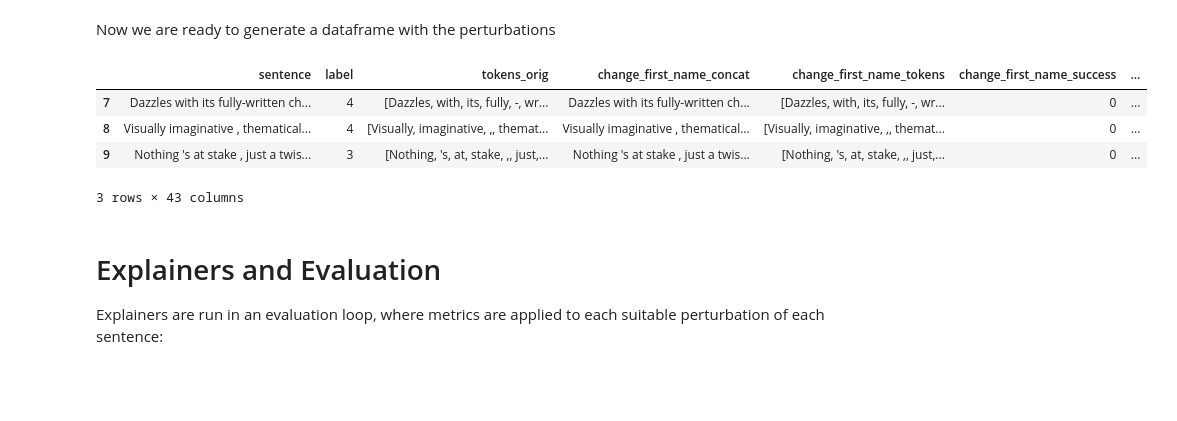
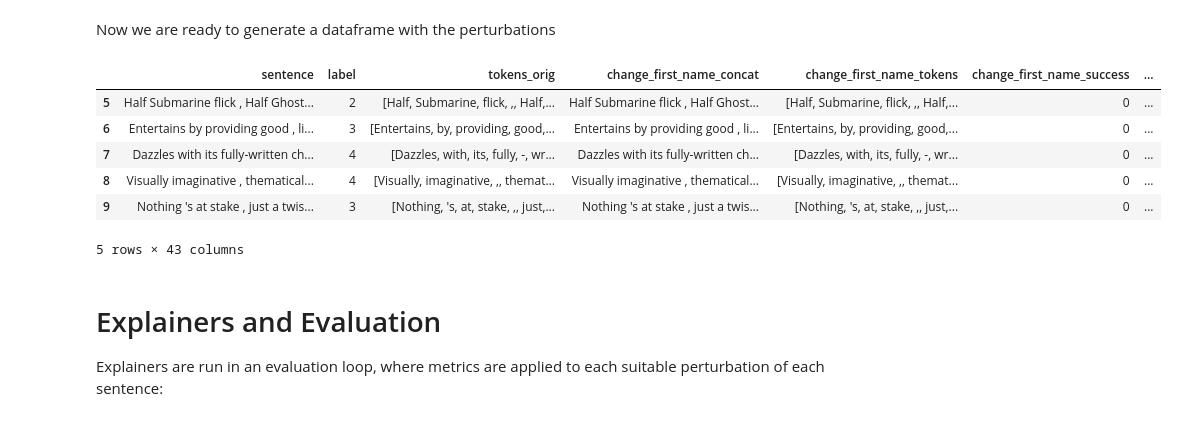
Before and after one commit to stevieg3/ucl-nlp-group-project, a Jupyter notebook: notebooks/code-demo/05-evaluation.ipynb, the cells around one changed output. Drawn from its saved outputs; the diff is of its cells as text; code cells hidden in the pictures; blank space fills up the shorter version.

Commit message:
update readme and removed correct prediction check

```diff
--- a/notebooks/code-demo/05-evaluation.ipynb
+++ b/notebooks/code-demo/05-evaluation.ipynb
@@ -106,40 +106,41 @@ def merge_perturbations(df, df_cased):
 Now we are ready to generate a dataframe with the perturbations
 # %%
 inds = np.arange(5, 10)
-inds = inds[model.predict_label_batch(dev.sentence[inds]) == dev.label[inds]]
 if type(model) == BCNModel:
     df_perturbations = add_perturbations(
         df=dev.iloc[inds],
         tokenizer=model.tokenizer,
         sentence_col_name=data.SENTENCE,
         perturbation_functions=perturbations_all_f,
     )
 elif type(model) == BertModel:
     # uncased perturbations
     df_perturbations = add_perturbations(
         df=dev.iloc[inds],
         tokenizer=model.tokenizer,
         sentence_col_name=data.SENTENCE,
         perturbation_functions=perturbations_unnamed_f,
     )
     # with cased tokenizer
     df_perturbations_named = add_perturbations(
         df=dev.iloc[inds],
         tokenizer=BertTokenizer.from_pretrained('bert-base-cased'),
         sentence_col_name=data.SENTENCE,
         perturbation_functions=perturbations_named_f,
     )
     # merge the two together
     df_perturbations = merge_perturbations(df_perturbations, df_perturbations_named)
     # remove ## in the reconstructed sentences
     df_perturbations = run_detokenizer_on_perturbations(df_perturbations)
 df_perturbations.head()
 # %% [output]
 |  | sentence | label | tokens_orig | change_first_name_concat | change_first_name_tokens | change_first_name_success | ... |
+| 5 | Half Submarine flick , Half Ghost... | 2 | [Half, Submarine, flick, ,, Half,... | Half Submarine flick , Half Ghost... | [Half, Submarine, flick, ,, Half,... | 0 | ... |
+| 6 | Entertains by providing good , li... | 3 | [Entertains, by, providing, good,... | Entertains by providing good , li... | [Entertains, by, providing, good,... | 0 | ... |
 | 7 | Dazzles with its fully-written ch... | 4 | [Dazzles, with, its, fully, -, wr... | Dazzles with its fully-written ch... | [Dazzles, with, its, fully, -, wr... | 0 | ... |
 | 8 | Visually imaginative , thematical... | 4 | [Visually, imaginative, ,, themat... | Visually imaginative , thematical... | [Visually, imaginative, ,, themat... | 0 | ... |
 | 9 | Nothing 's at stake , just a twis... | 3 | [Nothing, 's, at, stake, ,, just,... | Nothing 's at stake , just a twis... | [Nothing, 's, at, stake, ,, just,... | 0 | ... |
-3 rows × 43 columns
+5 rows × 43 columns
 # %% [markdown]
 # Explainers and Evaluation
 
```
Also changed, not shown: parts of 2 cells of this notebook, 1 other file.
